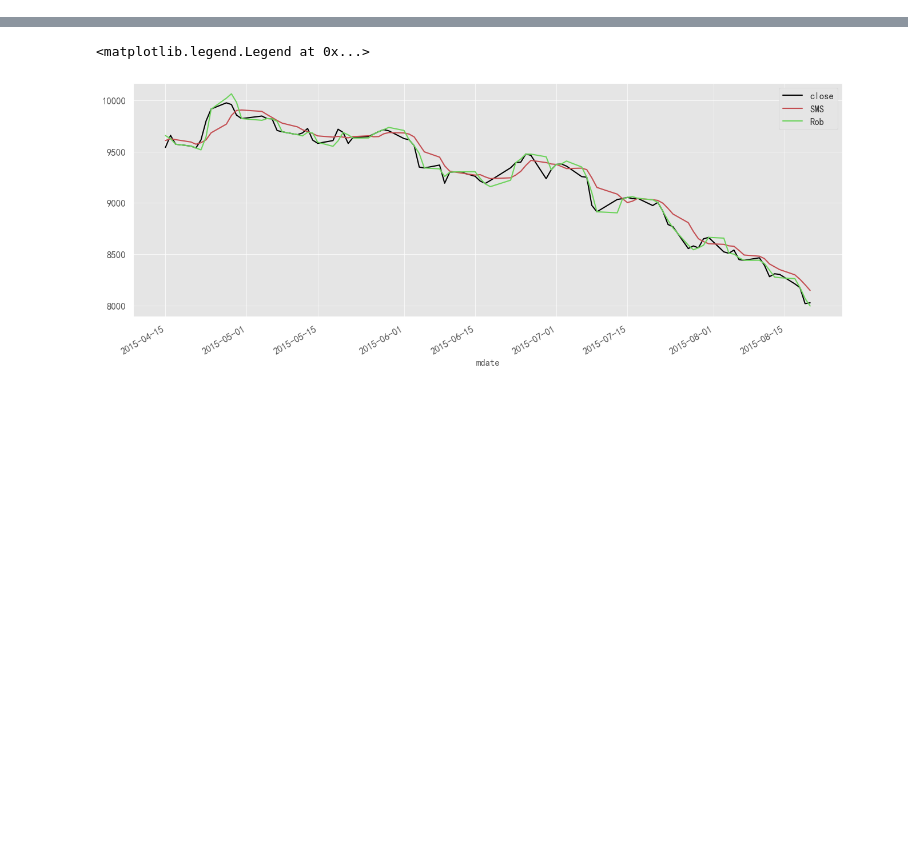
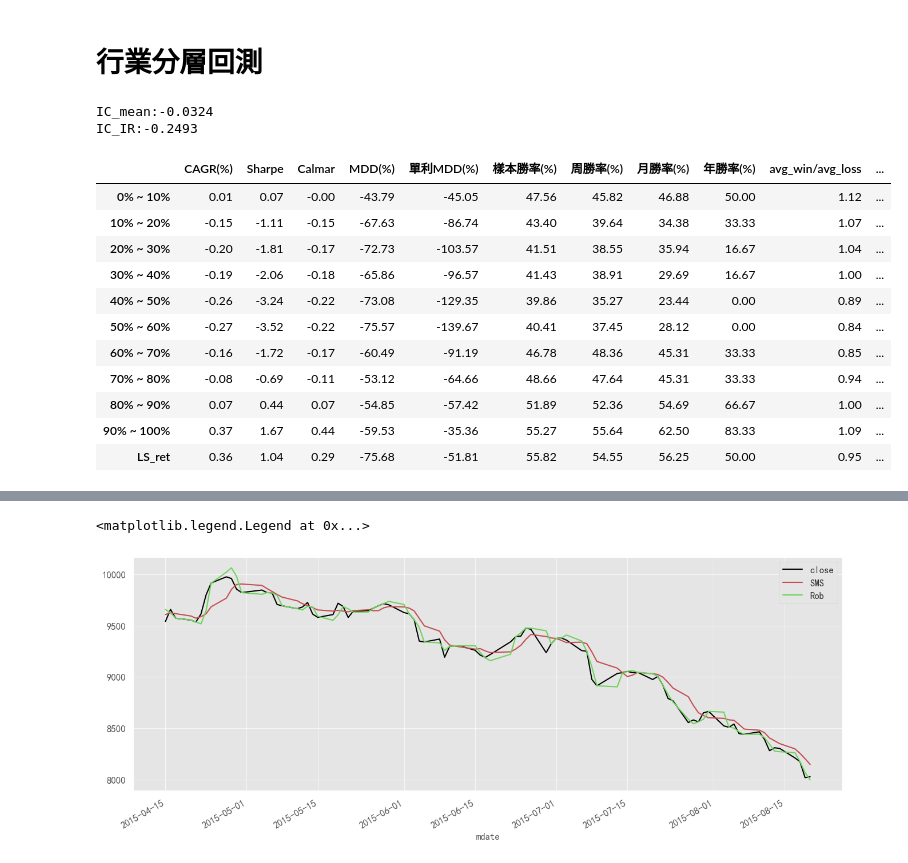
Before and after one commit to roger2389/ICU_Timing-Research, a Jupyter notebook: code/rs.ipynb, the cells around one changed output, grey strips where cells are left out. Drawn from its saved outputs; the diff is of its cells as text; code cells hidden in the pictures; blank space fills up the shorter version.

```diff
--- a/code/rs.ipynb
+++ b/code/rs.ipynb
@@ -18,0 +101,9 @@ twse['roi'] = (twse['roi'] / 100).shift(-2)
+# %%
+rs_1 = pd.read_parquet('RS_part1.parquet')
+rs_2 = pd.read_parquet('RS_part2.parquet')
+rs = pd.concat([rs_1, rs_2], ignore_index=True)
+rs['日期'] = pd.to_datetime(rs['日期'], format='%Y%m%d')
+# %%
+rs['股票代號'] = rs['股票代號'].astype(str)
+rs_short = rs.pivot(index='日期', columns='股票代號', values='短RS').reindex(index = close.index, columns = close.columns).dropna(axis=0, how='all')
+rs_long = rs.pivot(index='日期', columns='股票代號', values='長RS').reindex(index = close.index, columns = close.columns).dropna(axis=0, how='all')
@@ -18,0 +127,56 @@ twse['roi'] = (twse['roi'] / 100).shift(-2)
+# %% [markdown]
+# 行業分層回測
+# %%
+def max_drawdown(prices):
+    # 計算累計的最大值
+    cumulative_max = prices.cummax()
+    # 計算回撤 (Drawdown)
+    drawdown = (prices - cumulative_max) / cumulative_max
+    # 計算最大回撤 (MDD)
+    mdd = drawdown.min()
+    return mdd
+def show_bt(bt_ret):
+    display(pd.concat({"CAGR(%)":bt_ret.mean() * 252,
+            'Sharpe' : bt_ret.mean() / bt_ret.std()*252**0.5,
+            'Calmar':bt_ret.calmar(),
+            'MDD(%)' : bt_ret.max_drawdown()*100,
+            '單利MDD(%)' : max_drawdown(bt_ret.cumsum().add(1))*100,
+            '樣本勝率(%)' : bt_ret.apply(lambda X:((X.dropna()>0).sum() / X.dropna().shape[0])*100),
+            '周勝率(%)' : bt_ret.apply(lambda X:((X.dropna().add(1).resample('W').prod().sub(1)>0).sum() / X.dropna().add(1).resample('W').prod().sub(1).dropna().shape[0])*100),
+            '月勝率(%)' : bt_ret.apply(lambda X:((X.dropna().add(1).resample('ME').prod().sub(1)>0).sum() / X.dropna().add(1).resample('ME').prod().sub(1).shape[0])*100),
+            '年勝率(%)' : bt_ret.apply(lambda X:((X.dropna().add(1).resample('YE').prod().sub(1)>0).sum() / X.dropna().add(1).resample('YE').prod().sub(1).shape[0])*100),
+            'avg_win/avg_loss' : bt_ret.apply(lambda X:(X[X > 0].mean() / abs(X[X < 0].mean()))),
+            'profit_factor' : bt_ret.profit_factor(),
+            },axis = 1).round(2))
+def backtest_factor(factor:pd.DataFrame,exp_ret:pd.DataFrame,rank_range_n:int = 10,start_date:str = '2015-01-01'):
+    factor_rank = factor.rank(axis = 1,pct = True,method = 'first')
+
+    IC_Se = factor.corrwith(exp_ret,axis=1,method='spearman').sort_index().loc[start_date:]
+    print(f'IC_mean:{round(IC_Se.mean(),4)}')
+    print(f'IC_IR:{round(IC_Se.mean()/IC_Se.std(),4)}')
+
+    bt = pd.concat({f'{int(((_/rank_range_n)*100))}% ~ {int((_+1)/rank_range_n*100)}%':exp_ret[(factor_rank>_/rank_range_n) & (factor_rank<=(_+1)/rank_range_n)].mean(axis = 1) - exp_ret.mean(axis=1) for _ in tqdm.tqdm(range(rank_range_n))}, axis = 1).dropna(how = 'all')
+    bt = bt.loc[start_date:]
+    if (bt.iloc[:,-1] - bt.iloc[:,0]).add(1).prod() > 1:
+        bt['LS_ret'] = bt.iloc[:,-1] - bt.iloc[:,0]
+    else:
+        bt['LS_ret'] = bt.iloc[:,0] - bt.iloc[:,-1]
+    show_bt(bt)
+
+    (bt.drop(columns='LS_ret').loc[start_date:].cagr()*100).iplot(kind = 'bar')
+backtest_factor(rs_short,excess_return,rank_range_n = 10,start_date = '2020-01-01')
+# %% [output]
+IC_mean:-0.0324
+IC_IR:-0.2493
+|  | CAGR(%) | Sharpe | Calmar | MDD(%) | 單利MDD(%) | 樣本勝率(%) | 周勝率(%) | 月勝率(%) | 年勝率(%) | avg_win/avg_loss | ... |
+| 0% ~ 10% | 0.01 | 0.07 | -0.00 | -43.79 | -45.05 | 47.56 | 45.82 | 46.88 | 50.00 | 1.12 | ... |
+| 10% ~ 20% | -0.15 | -1.11 | -0.15 | -67.63 | -86.74 | 43.40 | 39.64 | 34.38 | 33.33 | 1.07 | ... |
+| 20% ~ 30% | -0.20 | -1.81 | -0.17 | -72.73 | -103.57 | 41.51 | 38.55 | 35.94 | 16.67 | 1.04 | ... |
+| 30% ~ 40% | -0.19 | -2.06 | -0.18 | -65.86 | -96.57 | 41.43 | 38.91 | 29.69 | 16.67 | 1.00 | ... |
+| 40% ~ 50% | -0.26 | -3.24 | -0.22 | -73.08 | -129.35 | 39.86 | 35.27 | 23.44 | 0.00 | 0.89 | ... |
+| 50% ~ 60% | -0.27 | -3.52 | -0.22 | -75.57 | -139.67 | 40.41 | 37.45 | 28.12 | 0.00 | 0.84 | ... |
+| 60% ~ 70% | -0.16 | -1.72 | -0.17 | -60.49 | -91.19 | 46.78 | 48.36 | 45.31 | 33.33 | 0.85 | ... |
+| 70% ~ 80% | -0.08 | -0.69 | -0.11 | -53.12 | -64.66 | 48.66 | 47.64 | 45.31 | 33.33 | 0.94 | ... |
+| 80% ~ 90% | 0.07 | 0.44 | 0.07 | -54.85 | -57.42 | 51.89 | 52.36 | 54.69 | 66.67 | 1.00 | ... |
+| 90% ~ 100% | 0.37 | 1.67 | 0.44 | -59.53 | -35.36 | 55.27 | 55.64 | 62.50 | 83.33 | 1.09 | ... |
+| LS_ret | 0.36 | 1.04 | 0.29 | -75.68 | -51.81 | 55.82 | 54.55 | 56.25 | 50.00 | 0.95 | ... |
```
Also changed, not shown: parts of 24 cells of this notebook, 2 other files.
